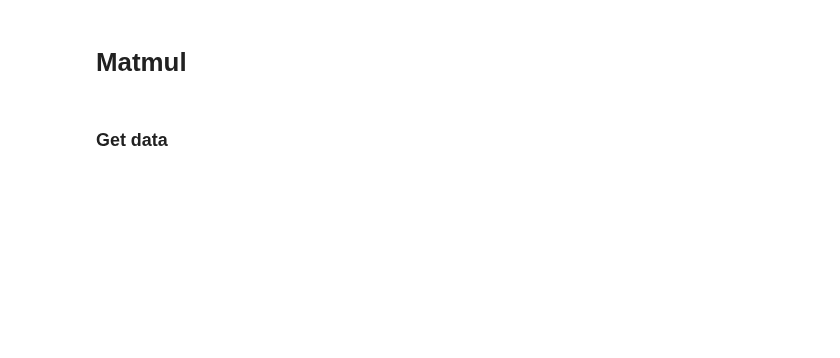
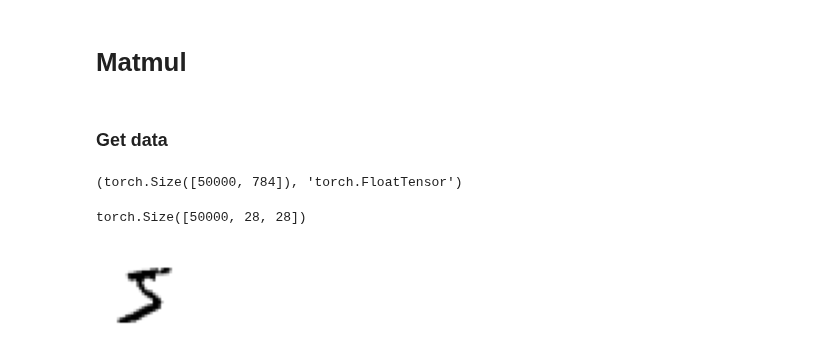
Before and after one commit to IamGianluca/dl, a Jupyter notebook: nbs/cuda-mode/pmpp.ipynb, the cells around one changed output. Drawn from its saved outputs; the diff is of its cells as text; code cells hidden in the pictures; blank space fills up the shorter version.

```diff
--- a/nbs/cuda-mode/pmpp.ipynb
+++ b/nbs/cuda-mode/pmpp.ipynb
@@ -272,3 +280,19 @@ path_data.mkdir(exist_ok=True)
 path_gz = path_data / "mnist.pkl.gz"
 if not path_gz.exists():
     urlretrieve(MNIST_URL, path_gz)
+# %%
+with gzip.open(path_gz, "rb") as f:
+    ((x_trn, y_trn), (x_val, y_val), _) = pickle.load(f, encoding="latin-1")
+x_trn, y_trn, x_val, y_val = map(tensor, (x_trn, y_trn, x_val, y_val))
+x_trn.shape, x_trn.type()
+# %% [output]
+(torch.Size([50000, 784]), 'torch.FloatTensor')
+# %%
+imgs = x_trn.reshape((-1, 28, 28))
+imgs.shape
+# %% [output]
+torch.Size([50000, 28, 28])
+# %%
+show_img(imgs[0], cmap="gray_r", figsize=(1, 1))
+# %% [output]
+[figure, added]
```
Also changed, not shown: parts of 26 cells of this notebook.
